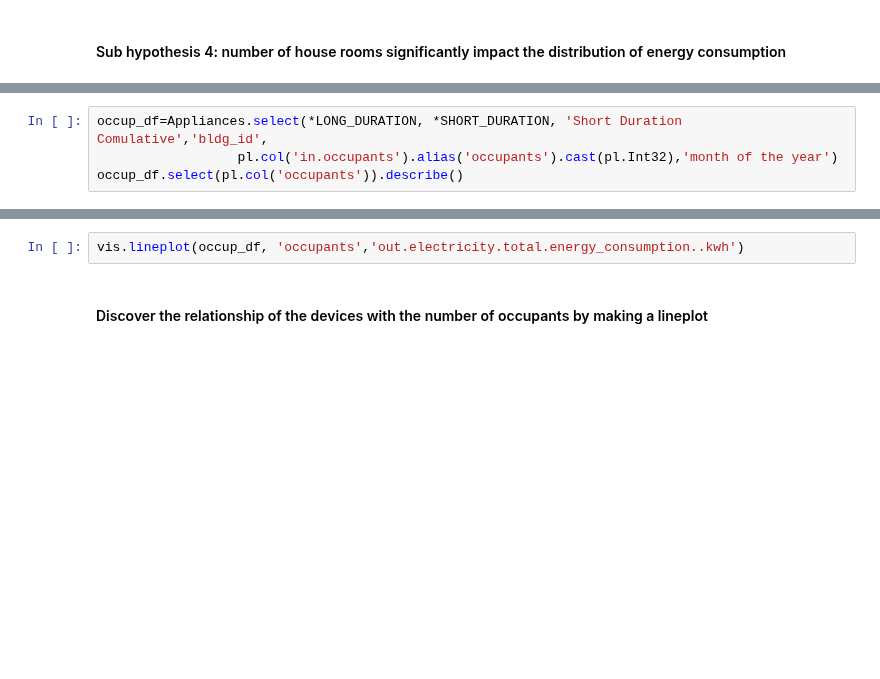
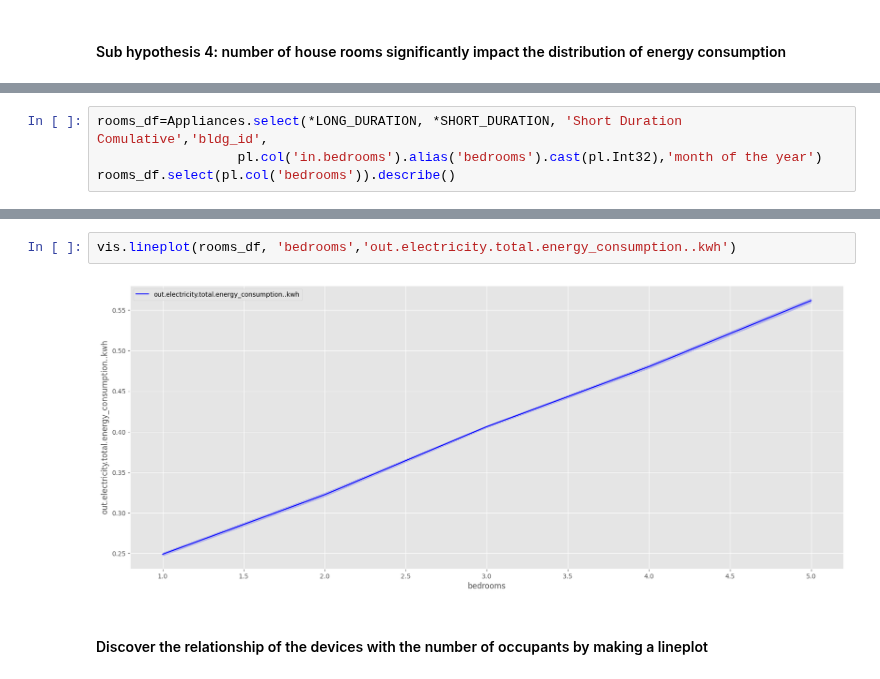
Before and after one commit to 1nuc/load-profile-decomposition, a Jupyter notebook: src/Customer_analysis/run.ipynb, the cells around one changed output, grey strips where cells are left out. Cells and saved outputs as stored; diff of their text form; blank space fills up the shorter version.

```diff
--- a/src/Customer_analysis/run.ipynb
+++ b/src/Customer_analysis/run.ipynb
@@ -752,4 +740,4 @@ vis._barplot_seaborn(occupants_bar, 'occupants', 'total')
 # %%
-occup_df=Appliances.select(*LONG_DURATION, *SHORT_DURATION, 'Short Duration Comulative','bldg_id',
-                  pl.col('in.occupants').alias('occupants').cast(pl.Int32),'month of the year')
-occup_df.select(pl.col('occupants')).describe()
+rooms_df=Appliances.select(*LONG_DURATION, *SHORT_DURATION, 'Short Duration Comulative','bldg_id',
+                  pl.col('in.bedrooms').alias('bedrooms').cast(pl.Int32),'month of the year')
+rooms_df.select(pl.col('bedrooms')).describe()
@@ -756,5 +757,7 @@ occup_df.select(pl.col('occupants')).describe()
 # %%
-vis.lineplot(occup_df, 'occupants','out.electricity.total.energy_consumption..kwh')
+vis.lineplot(rooms_df, 'bedrooms','out.electricity.total.energy_consumption..kwh')
+# %% [output]
+[figure, added]
 # %% [markdown]
 #### Discover the relationship of the devices with the number of occupants by making a lineplot
 # %%
```
Also changed, not shown: parts of 17 cells of this notebook.
